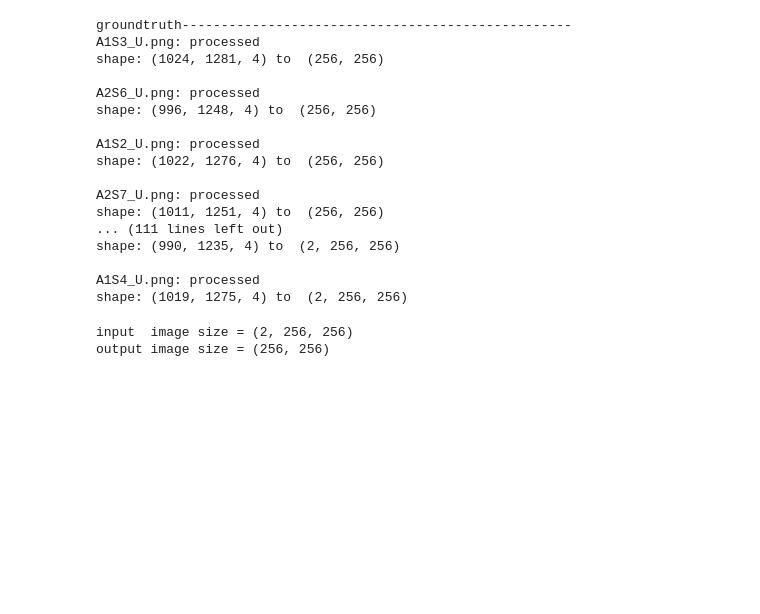
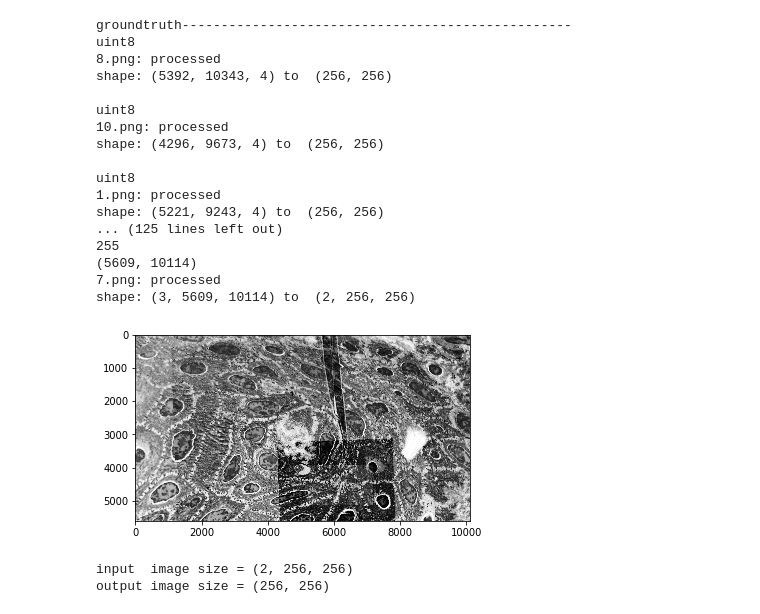
Before and after one commit to Rickmic/Deep_CLEM, a Jupyter notebook: load_data.ipynb, the cells around one changed output. Cells and saved outputs as stored; diff of their text form; code cells hidden in the pictures; blank space fills up the shorter version.

```diff
--- a/load_data.ipynb
+++ b/load_data.ipynb
@@ -23,20 +47,21 @@ limit_gpu_memory(fraction=1/2)
 def StackRGB(shape, IM):
     channel2 = shape[2]
     if channel2 <=4: #RGB
-        channelofI = IM[:, :, 1] #change channel number if channel for correlation of light microscopic image differs
+        channelofI = IM[:, :, 2] #change channel number if channel for correlation of light microscopic image differs
     else: #stack
         channelofI = IM[0, :, :]
     return channelofI
 
-GTdirectory = '/home/s353960/programs/Daten_Elektronenmikroskopie/fluo2_Chromatin_Celegans/'
-Xdirectory = '/home/s353960/programs/Daten_Elektronenmikroskopie/fluo_input_tif_greyscale/'
-#os.mkdir(Xdirectory) # comment out if directory exists already
+GTdirectory = '/home/s353960/programs/CSBDeep/Model_Bilder_Christoph/model_2/SIM/'
+Xdirectory = '/home/s353960/programs/CSBDeep/Model_Bilder_Christoph/model_2/SIM_normalized_256_test'
+os.mkdir(Xdirectory) # comment out if directory exists already
 
 print('groundtruth--------------------------------------------------')
 for filename in os.listdir(GTdirectory): #generates list with names of the entries in the directory
     if filename.endswith('.png'): #returns true if string ends with .tif or .tiff
         GTpath = os.path.join(GTdirectory, filename) # join path components intelligently
         IM = imageio.imread(GTpath)
+        print(IM.dtype)
         dimension = IM.ndim
         shape = IM.shape
         if dimension >= 3: #RGB image or stack
@@ -44,7 +69,7 @@ for filename in os.listdir(GTdirectory): #generates list with names of the entri
         else: # greyscale
             channelofI = IM
         GT = channelofI
-        GT = GT[:925, :] #uncomment if groundtruth image should be cropped [y, x]
+        #GT = GT[:925, :] #uncomment if groundtruth image should be cropped [y, x]
         GT = cv2.resize(GT, dsize=(256, 256), interpolation=cv2.INTER_LINEAR)
         name, ext = os.path.splitext(filename) # split filname in name and extension (ext)
         writepath = os.path.join(Xdirectory, name + '.tif')
@@ -56,58 +81,73 @@ for filename in os.listdir(GTdirectory): #generates list with names of the entri
 
 #------------------------------------------------------------------------------------------------------------------------
 #input
-IPdirectory = '/home/s353960/programs/Daten_Elektronenmikroskopie/rem2_Chromatin_Celegans/'
-Ydirectory = '/home/s353960/programs/Daten_Elektronenmikroskopie/rem_input_tifstack_greyscale/'
-#os.mkdir(Ydirectory) # comment out if directory exists already
+IPdirectory = '/home/s353960/programs/CSBDeep/Model_Bilder_Christoph/model_2/SEM_normalized/'
+Ydirectory = '/home/s353960/programs/CSBDeep/Model_Bilder_Christoph/model_2/SEM_normalized_256_test'
+os.mkdir(Ydirectory) # comment out if directory exists already
 # stack or RGB
 
 def StackRGB(shape, IM):
     channel2 = shape[2]
     if channel2 <=4: #RGB
-        channelofI = IM[:, :, 1] #change channel number if channel for correlation of electron microscopic image differs
+        channelofI = IM[:, :, 2] #change channel number if channel for correlation of electron microscopic image differs
     else: #stack
         channelofI = IM[0, :, :]
     return channelofI
 
 print('input--------------------------------------------------------')
 for filename in os.listdir(IPdirectory): #generates list with names of the entries in the directory
     if filename.endswith('.png'): #returns true if string ends with .tif or .tiff
         IPpath = os.path.join(IPdirectory, filename) # join path components intelligently
-        IM = imageio.imread(IPpath)
+        # equalize histogram with imageJ
+        WindowManager = autoclass('ij.WindowManager')
+        macro = """
+        #@ String name
+        open(name);
+        run("Enhance Contrast...", "saturated=0.3 equalize");
+        """
+        args = {
+        'name': IPpath
+        }
+        ij.py.run_macro(macro, args)
+        IM = WindowManager.getCurrentImage()
+        # ImagePlus object to numpy array
+        IM = ij.py.from_java(IM)
+        IM = IM.astype(np.uint8)
+        IM = IM[0,:]
         dimension = IM.ndim
-        shape = IM.shape
         if dimension >= 3: #RGB image or stack
             channelofI = StackRGB(shape, IM)
         else: # greyscale
             channelofI = IM
-        channelofI = channelofI[:925, :] #uncomment if input image should be cropped [y, x]
+        #channelofI = channelofI[:925, :] #uncomment if input image should be cropped [y, x]
         channelofI = cv2.resize(channelofI, dsize=(256, 256), interpolation=cv2.INTER_LINEAR)
         IP = np.stack((channelofI, channelofI), axis = 0)
         name, ext = os.path.splitext(filename) # split filname in name and extension (ext)
         writepath = os.path.join(Ydirectory, name + '.tif')
         imwrite(writepath, IP)
         print(filename + ': processed')
         text = 'shape: %s to  %s' % (shape, IP.shape)
         print(text)
         print(' ')
 # %% [output]
 groundtruth--------------------------------------------------
-A1S3_U.png: processed
-shape: (1024, 1281, 4) to  (256, 256)
+uint8
+8.png: processed
+shape: (5392, 10343, 4) to  (256, 256)
 
-A2S6_U.png: processed
-shape: (996, 1248, 4) to  (256, 256)
+uint8
+10.png: processed
+shape: (4296, 9673, 4) to  (256, 256)
 
-A1S2_U.png: processed
-shape: (1022, 1276, 4) to  (256, 256)
-
-A2S7_U.png: processed
-shape: (1011, 1251, 4) to  (256, 256)
-... (111 lines left out)
-shape: (990, 1235, 4) to  (2, 256, 256)
-
-A1S4_U.png: processed
-shape: (1019, 1275, 4) to  (2, 256, 256)
+uint8
+1.png: processed
+shape: (5221, 9243, 4) to  (256, 256)
+... (125 lines left out)
+255
+(5609, 10114)
+7.png: processed
+shape: (3, 5609, 10114) to  (2, 256, 256)
+[figure, added]
 # %%
 y = imread('/home/s353960/programs/Daten_Elektronenmikroskopie/fluo_input_tif_greyscale/S3.tif') # 16 bit greyscale tif as groundtruth
 x = imread('/home/s353960/programs/Daten_Elektronenmikroskopie/rem_input_tifstack_greyscale/S3.tif') # 16 bit greyscale tif stack (2) as input
```
Also changed, not shown: parts of 6 cells of this notebook.
